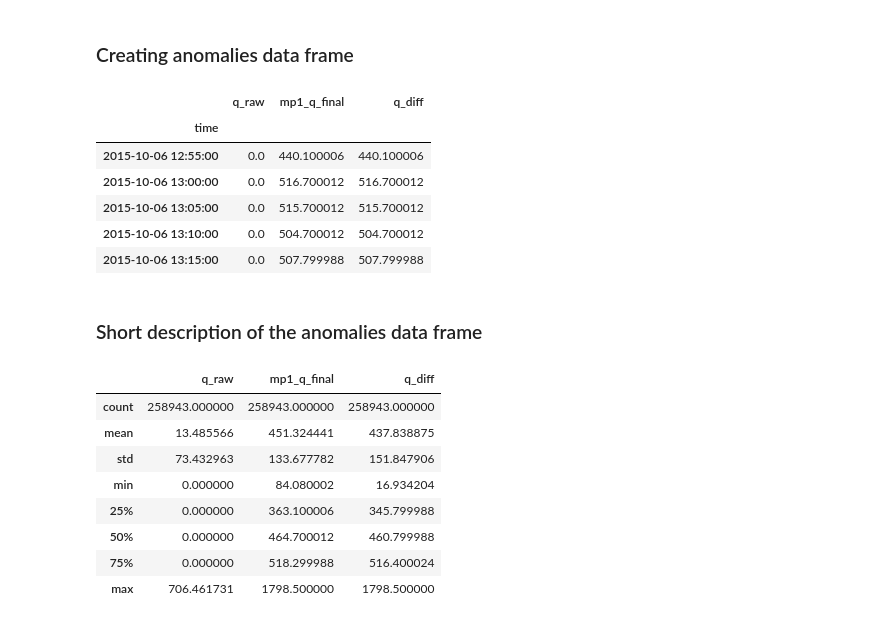
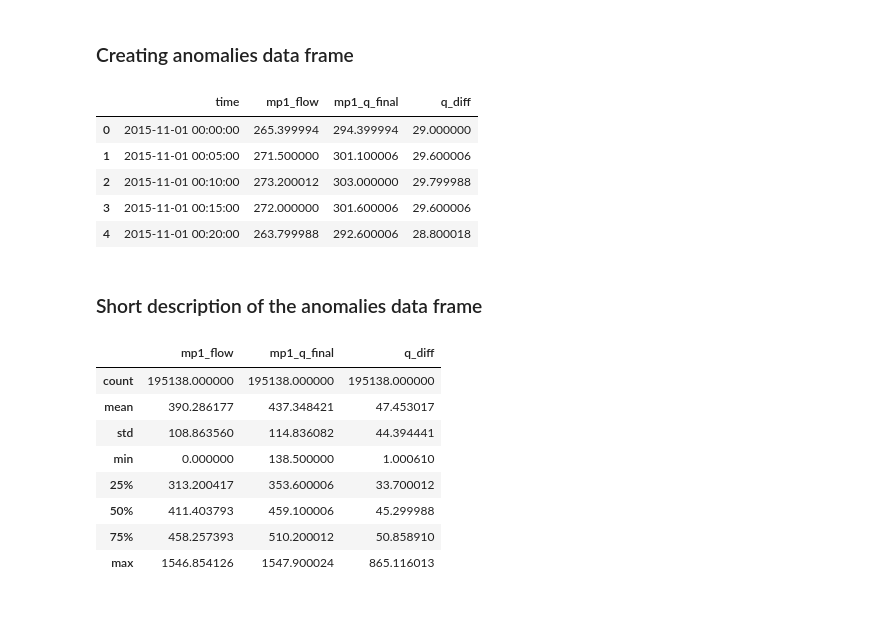
Before and after one commit to efemeryds/flow_exploration, a Jupyter notebook: notebooks/anomalies-detection-site-[7879].ipynb, the cells around one changed output. Drawn from its saved outputs; the diff is of its cells as text; code cells hidden in the pictures.

```diff
--- a/notebooks/anomalies-detection-site-[7879].ipynb
+++ b/notebooks/anomalies-detection-site-[7879].ipynb
@@ -28,11 +28,15 @@ channels[channels.siteId == SITE].head()
 # %%
 q_raw = 14851
 mp1_q_final = 11726
+mp1_q_interim = 19495
+mp1_flow = 11717
 # %% [markdown]
 ### Using utils to load the values from chosen channels
 # %%
 q_raw = utils.load_channel_data(SITE, q_raw).rename('q_raw').fillna(0)
 mp1_q_final = utils.load_channel_data(SITE, mp1_q_final).rename('mp1_q_final').fillna(0)
+mp1_q_interim = utils.load_channel_data(SITE, mp1_q_interim).rename('mp1_q_interim').fillna(0)
+mp1_flow = utils.load_channel_data(SITE, mp1_flow).rename('mp1_flow').fillna(0)
 # %% [markdown]
 ### Short description of the data
 # %%
@@ -62,8 +66,7 @@ Name: mp1_q_final, dtype: float64
 # %% [markdown]
 ### Adding the difference between raw and final
 # %%
-df = pd.concat([q_raw, mp1_q_final], axis=1).dropna()
-df['q_diff'] = np.abs(df.mp1_q_final - df.q_raw)
+df = pd.concat([mp1_flow, mp1_q_final], axis=1).dropna()
+df['q_diff'] = np.abs(df.mp1_q_final - df.mp1_flow)
 print('Anomalies in q_raw: {:}'.format(len(df[df['q_diff'] > 1])))
-print(df.head())
 # %% [output]
@@ -79,26 +75,26 @@ time
 ### Creating anomalies data frame
 # %%
 anomalies = df[df.q_diff > 1]
-anomalies[['q_raw','mp1_q_final','q_diff']].head()
+anomalies = anomalies.reset_index()
+anomalies[['time','mp1_flow','mp1_q_final','q_diff']].head()
 # %% [output]
-|  | q_raw | mp1_q_final | q_diff |
-| time |  |  |  |
-| 2015-10-06 12:55:00 | 0.0 | 440.100006 | 440.100006 |
-| 2015-10-06 13:00:00 | 0.0 | 516.700012 | 516.700012 |
-| 2015-10-06 13:05:00 | 0.0 | 515.700012 | 515.700012 |
-| 2015-10-06 13:10:00 | 0.0 | 504.700012 | 504.700012 |
-| 2015-10-06 13:15:00 | 0.0 | 507.799988 | 507.799988 |
+|  | time | mp1_flow | mp1_q_final | q_diff |
+| 0 | 2015-11-01 00:00:00 | 265.399994 | 294.399994 | 29.000000 |
+| 1 | 2015-11-01 00:05:00 | 271.500000 | 301.100006 | 29.600006 |
+| 2 | 2015-11-01 00:10:00 | 273.200012 | 303.000000 | 29.799988 |
+| 3 | 2015-11-01 00:15:00 | 272.000000 | 301.600006 | 29.600006 |
+| 4 | 2015-11-01 00:20:00 | 263.799988 | 292.600006 | 28.800018 |
 # %% [markdown]
 ### Short description of the anomalies data frame
 # %%
 anomalies.describe()
 # %% [output]
-|  | q_raw | mp1_q_final | q_diff |
-| count | 258943.000000 | 258943.000000 | 258943.000000 |
-| mean | 13.485566 | 451.324441 | 437.838875 |
-| std | 73.432963 | 133.677782 | 151.847906 |
-| min | 0.000000 | 84.080002 | 16.934204 |
-| 25% | 0.000000 | 363.100006 | 345.799988 |
-| 50% | 0.000000 | 464.700012 | 460.799988 |
-| 75% | 0.000000 | 518.299988 | 516.400024 |
-| max | 706.461731 | 1798.500000 | 1798.500000 |
+|  | mp1_flow | mp1_q_final | q_diff |
+| count | 195138.000000 | 195138.000000 | 195138.000000 |
+| mean | 390.286177 | 437.348421 | 47.453017 |
+| std | 108.863560 | 114.836082 | 44.394441 |
+| min | 0.000000 | 138.500000 | 1.000610 |
+| 25% | 313.200417 | 353.600006 | 33.700012 |
+| 50% | 411.403793 | 459.100006 | 45.299988 |
+| 75% | 458.257393 | 510.200012 | 50.858910 |
+| max | 1546.854126 | 1547.900024 | 865.116013 |
```
Also changed, not shown: parts of 9 cells of this notebook, 2 other files.
